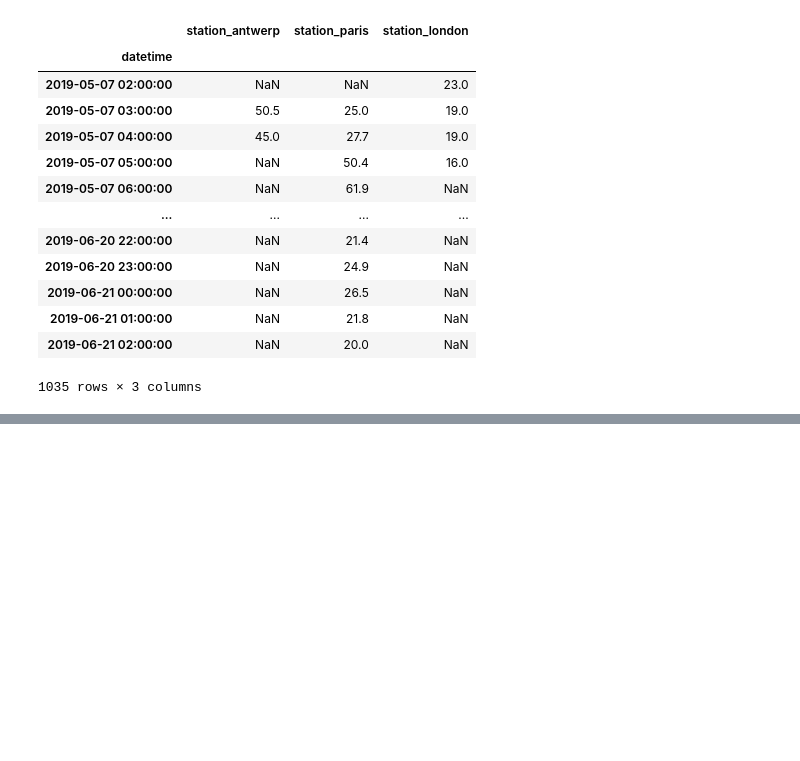
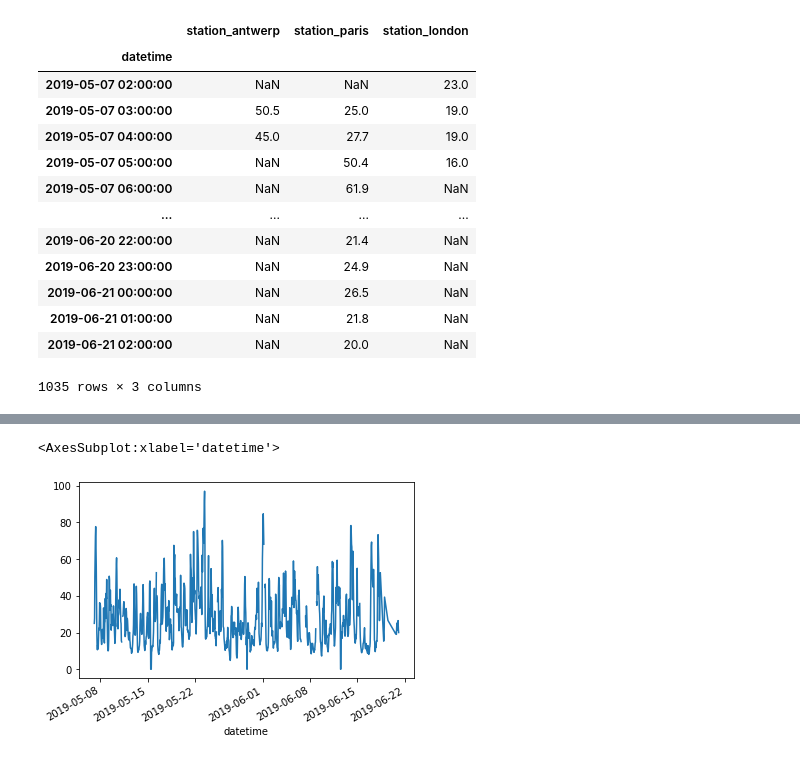
Before and after one commit to Amulanand7/data-analysis-with-python, a Jupyter notebook: plots.ipynb, the cells around one changed output, grey strips where cells are left out. Cells and saved outputs as stored; diff of their text form; code cells hidden in the pictures; blank space fills up the shorter version.

```diff
--- a/plots.ipynb
+++ b/plots.ipynb
@@ -23,0 +34,5 @@ airqua
+# %%
+airqua["station_paris"].plot()
+# %% [output]
+<AxesSubplot:xlabel='datetime'>
+[figure, added]
```
Also changed, not shown: parts of 2 cells of this notebook.
